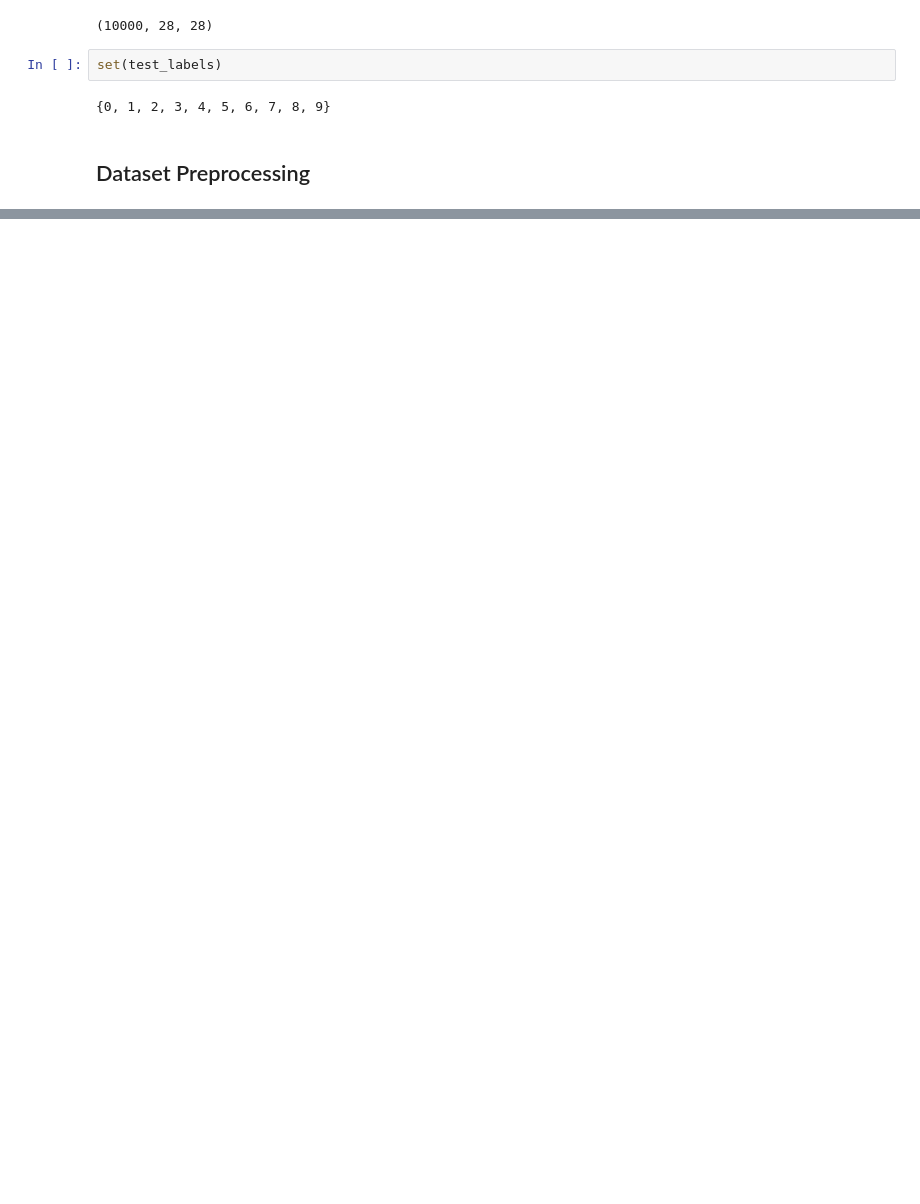
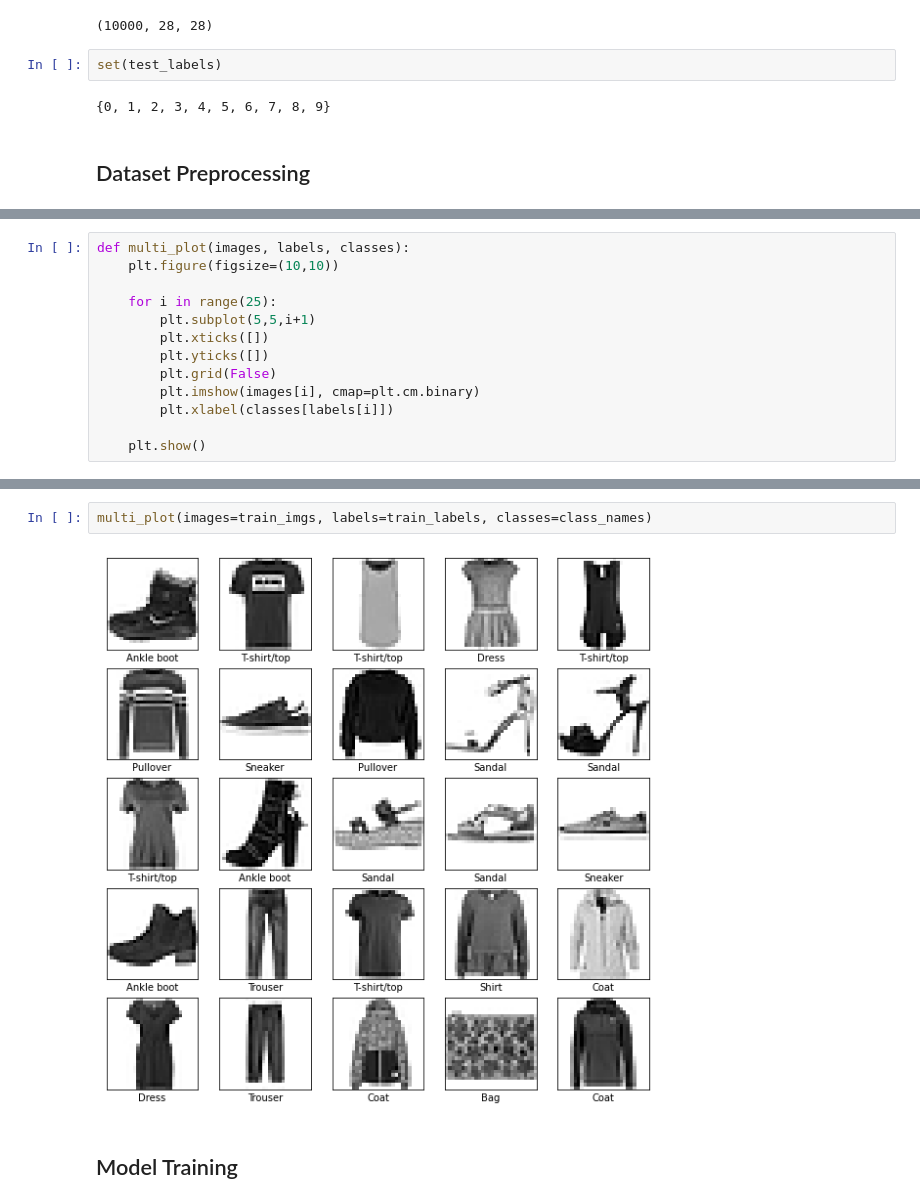
Before and after one commit to iobruno/tensorflow-keras-101, a Jupyter notebook: notebooks/basic-image-classification.ipynb, the cells around one changed output, grey strips where cells are left out. Drawn from its saved outputs; the diff is of its cells as text; blank space fills up the shorter version.

```diff
--- a/notebooks/basic-image-classification.ipynb
+++ b/notebooks/basic-image-classification.ipynb
@@ -39,0 +47,13 @@ set(test_labels)
+# %%
+def multi_plot(images, labels, classes):
+    plt.figure(figsize=(10,10))
+
+    for i in range(25):
+        plt.subplot(5,5,i+1)
+        plt.xticks([])
+        plt.yticks([])
+        plt.grid(False)
+        plt.imshow(images[i], cmap=plt.cm.binary)
+        plt.xlabel(classes[labels[i]])
+
+    plt.show()
@@ -39,0 +67,6 @@ set(test_labels)
+# %%
+multi_plot(images=train_imgs, labels=train_labels, classes=class_names)
+# %% [output]
+[figure, added]
+# %% [markdown]
+## Model Training
```
Also changed, not shown: parts of 6 cells of this notebook.
